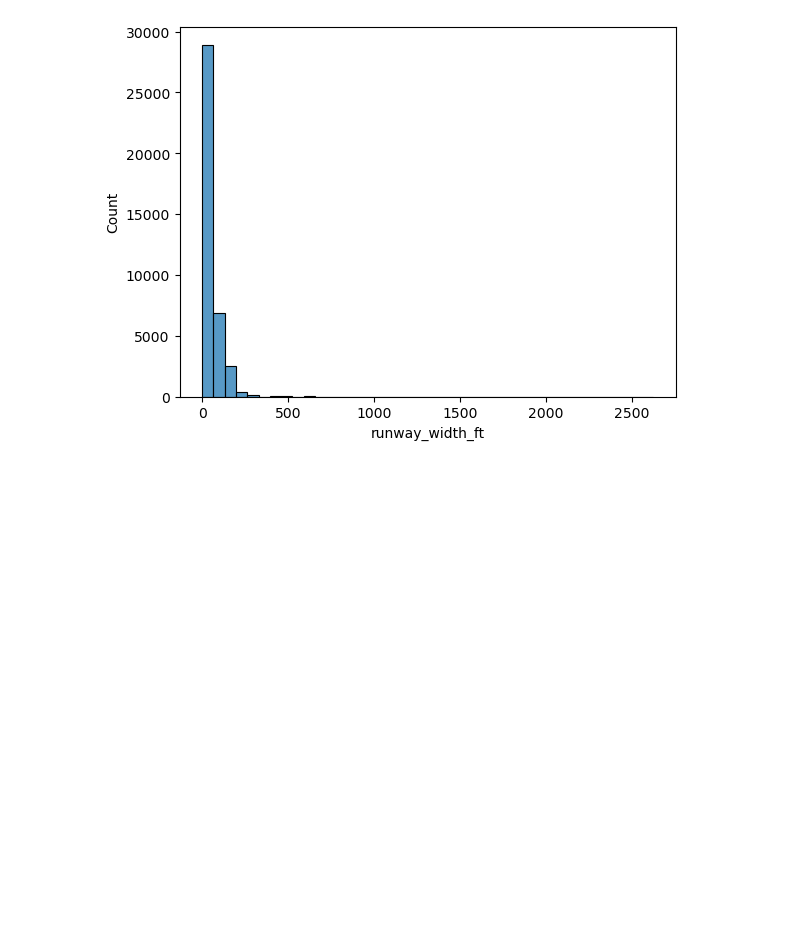
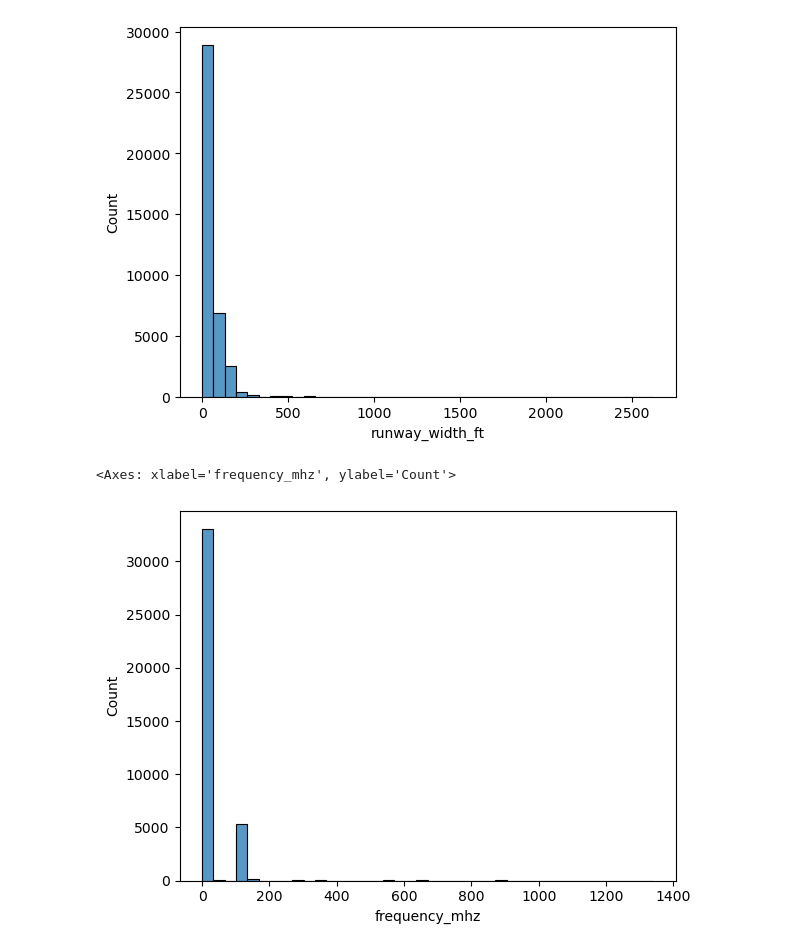
Before and after one commit to ameerhassan22/World_Airports, a Jupyter notebook: World Airports.ipynb, the cells around one changed output. Cells and saved outputs as stored; diff of their text form; code cells hidden in the pictures; blank space fills up the shorter version.

```diff
--- a/World Airports.ipynb
+++ b/World Airports.ipynb
@@ -417,3 +417,8 @@ sns.histplot(data=train,x='runway_width_ft',bins=40)
 # %% [output]
 <Axes: xlabel='runway_width_ft', ylabel='Count'>
 [figure]
+# %%
+sns.histplot(data=train,x='frequency_mhz',bins=40)
+# %% [output]
+<Axes: xlabel='frequency_mhz', ylabel='Count'>
+[figure, added]
```
Also changed, not shown: parts of 3 cells of this notebook.
